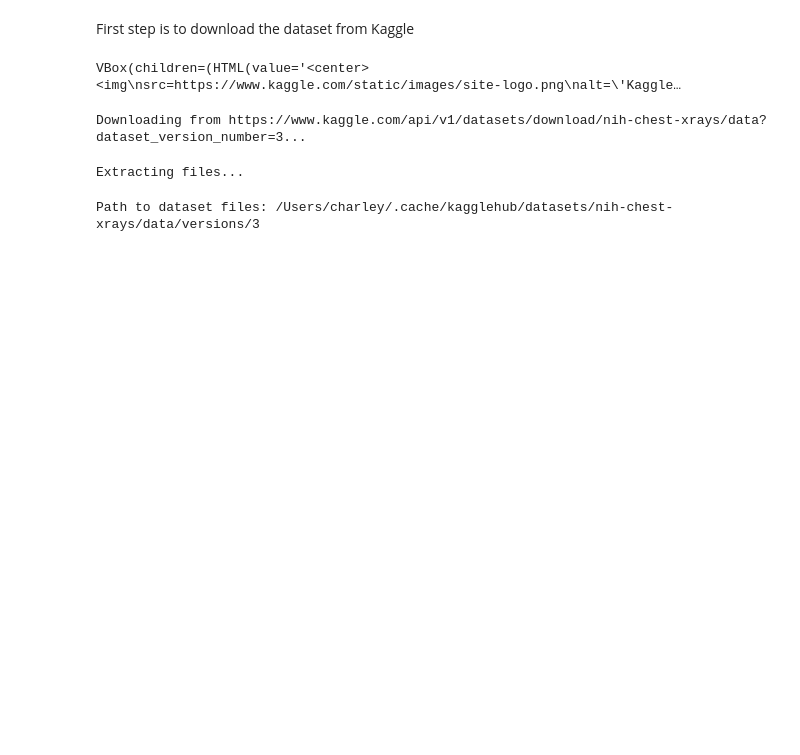
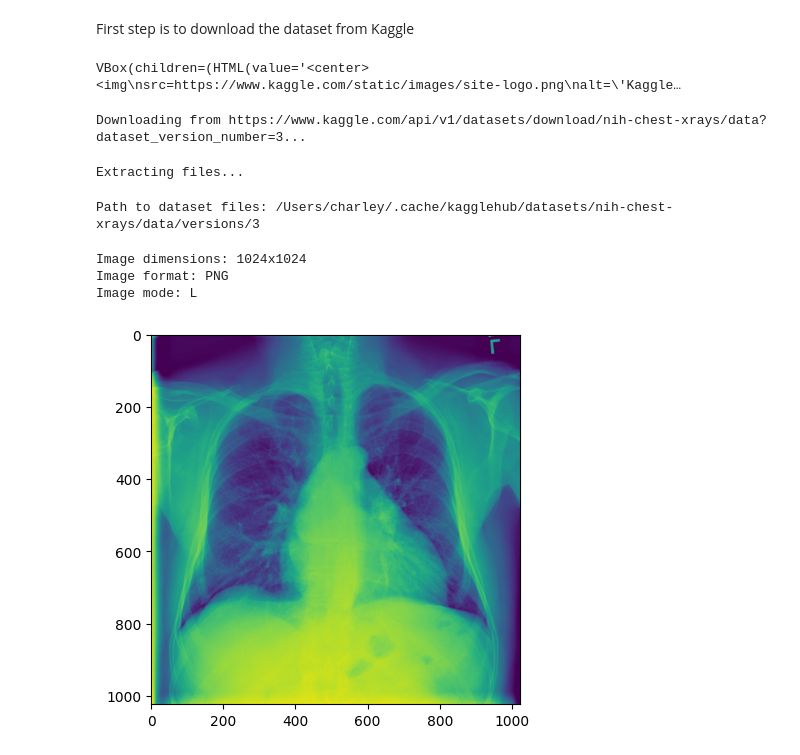
Before and after one commit to charleysanchez/xray_anomaly, a Jupyter notebook: notebooks/eda.ipynb, the cells around one changed output. Cells and saved outputs as stored; diff of their text form; code cells hidden in the pictures; blank space fills up the shorter version.

```diff
--- a/notebooks/eda.ipynb
+++ b/notebooks/eda.ipynb
@@ -12,3 +12,22 @@ VBox(children=(HTML(value='<center> <img\nsrc=https://www.kaggle.com/static/imag
 Downloading from https://www.kaggle.com/api/v1/datasets/download/nih-chest-xrays/data?dataset_version_number=3...
 Extracting files...
 Path to dataset files: /Users/charley/.cache/kagglehub/datasets/nih-chest-xrays/data/versions/3
+# %%
+from PIL import Image
+import matplotlib.pyplot as plt
+
+img = Image.open('../data/xray_images/images_001/images/00000001_000.png')
+plt.imshow(img)
+
+w, h = img.size
+format = img.format
+mode = img.mode
+
+print(f"Image dimensions: {w}x{h}")
+print(f"Image format: {format}")
+print(f"Image mode: {mode}")
+# %% [output]
+Image dimensions: 1024x1024
+Image format: PNG
+Image mode: L
+[figure, added]
```
Also changed, not shown: parts of 3 cells of this notebook.
